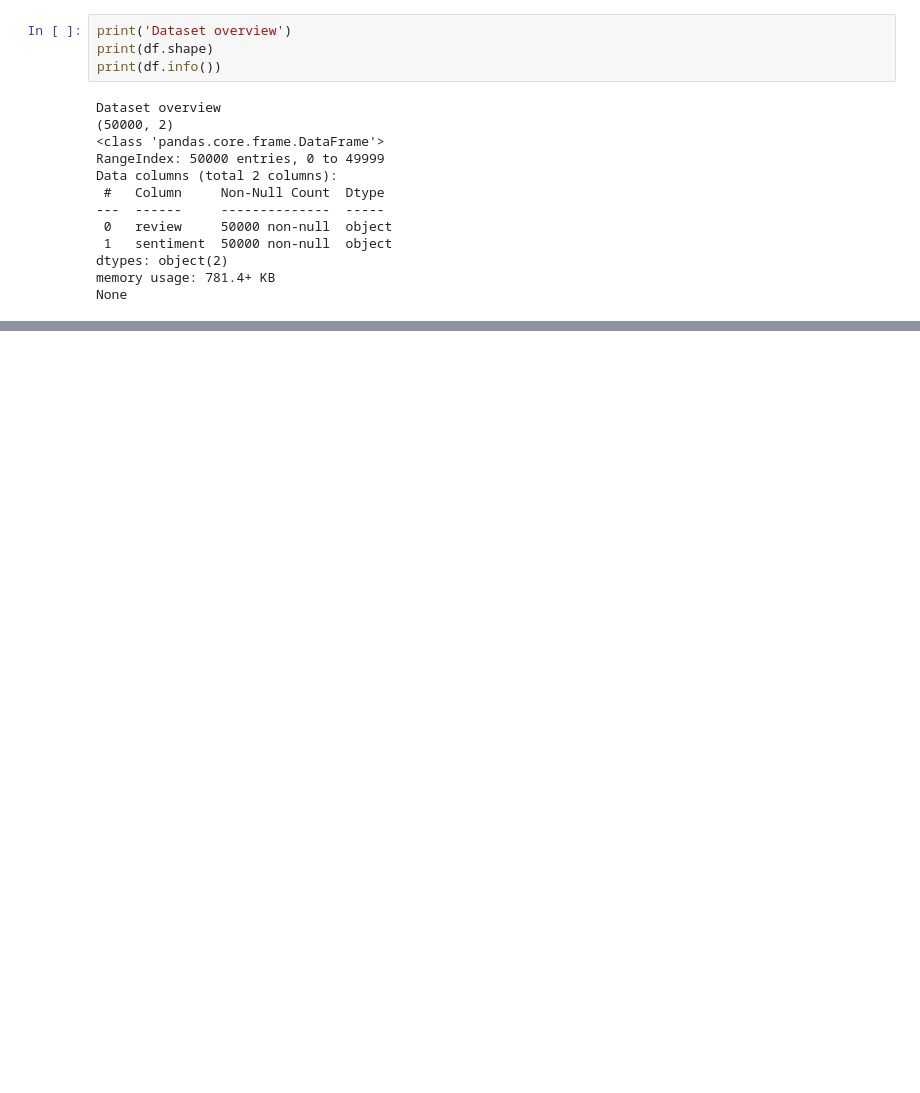
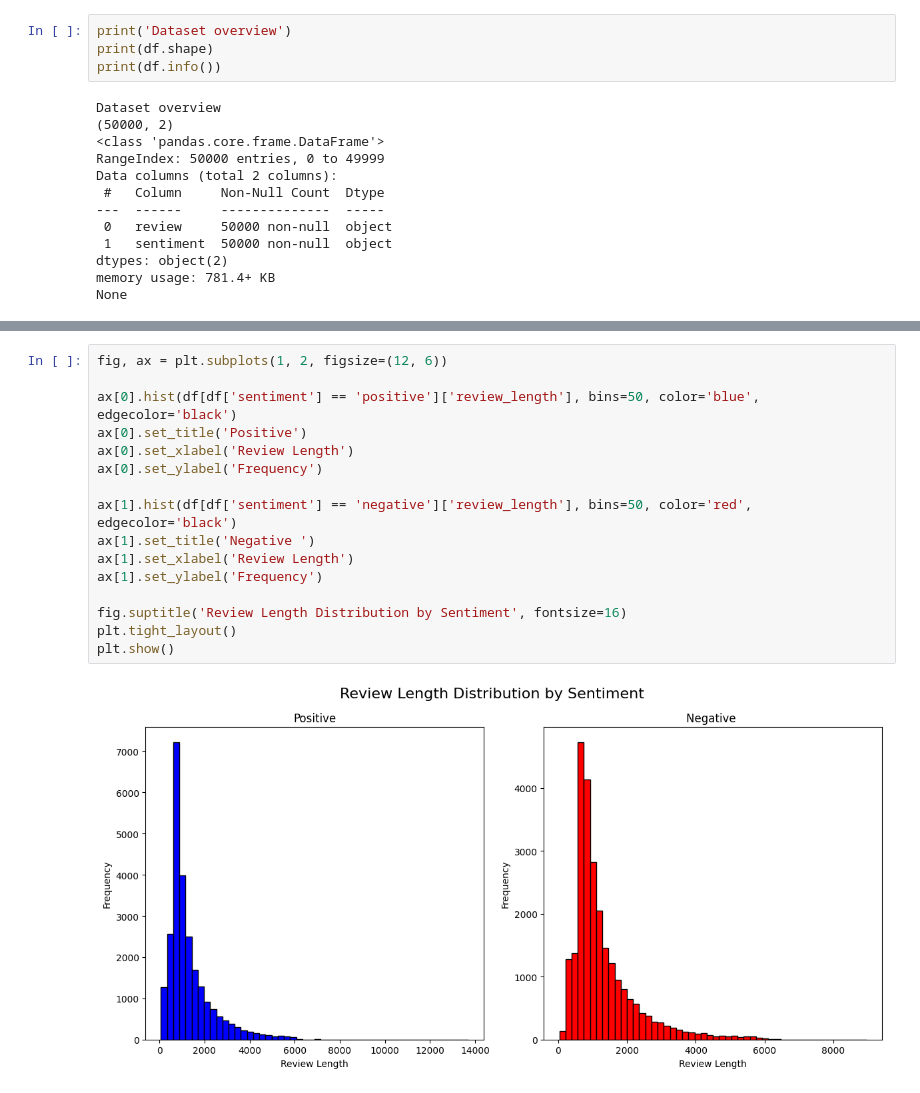
Before and after one commit to meth-nin/Movie-Review-Sentiment-Analysis-NLP, a Jupyter notebook: notebook.ipynb, the cells around one changed output, grey strips where cells are left out. Saved outputs shown, nothing was run; the diff lists cells and outputs as text; blank space fills up the shorter version.

```diff
--- a/notebook.ipynb
+++ b/notebook.ipynb
@@ -47,0 +111,18 @@ dtype: int64
+# %%
+fig, ax = plt.subplots(1, 2, figsize=(12, 6))
+
+ax[0].hist(df[df['sentiment'] == 'positive']['review_length'], bins=50, color='blue', edgecolor='black')
+ax[0].set_title('Positive')
+ax[0].set_xlabel('Review Length')
+ax[0].set_ylabel('Frequency')
+
+ax[1].hist(df[df['sentiment'] == 'negative']['review_length'], bins=50, color='red', edgecolor='black')
+ax[1].set_title('Negative ')
+ax[1].set_xlabel('Review Length')
+ax[1].set_ylabel('Frequency')
+
+fig.suptitle('Review Length Distribution by Sentiment', fontsize=16)
+plt.tight_layout()
+plt.show()
+# %% [output]
+[figure, added]
```
Also changed, not shown: parts of 10 cells of this notebook, 1 other file.
